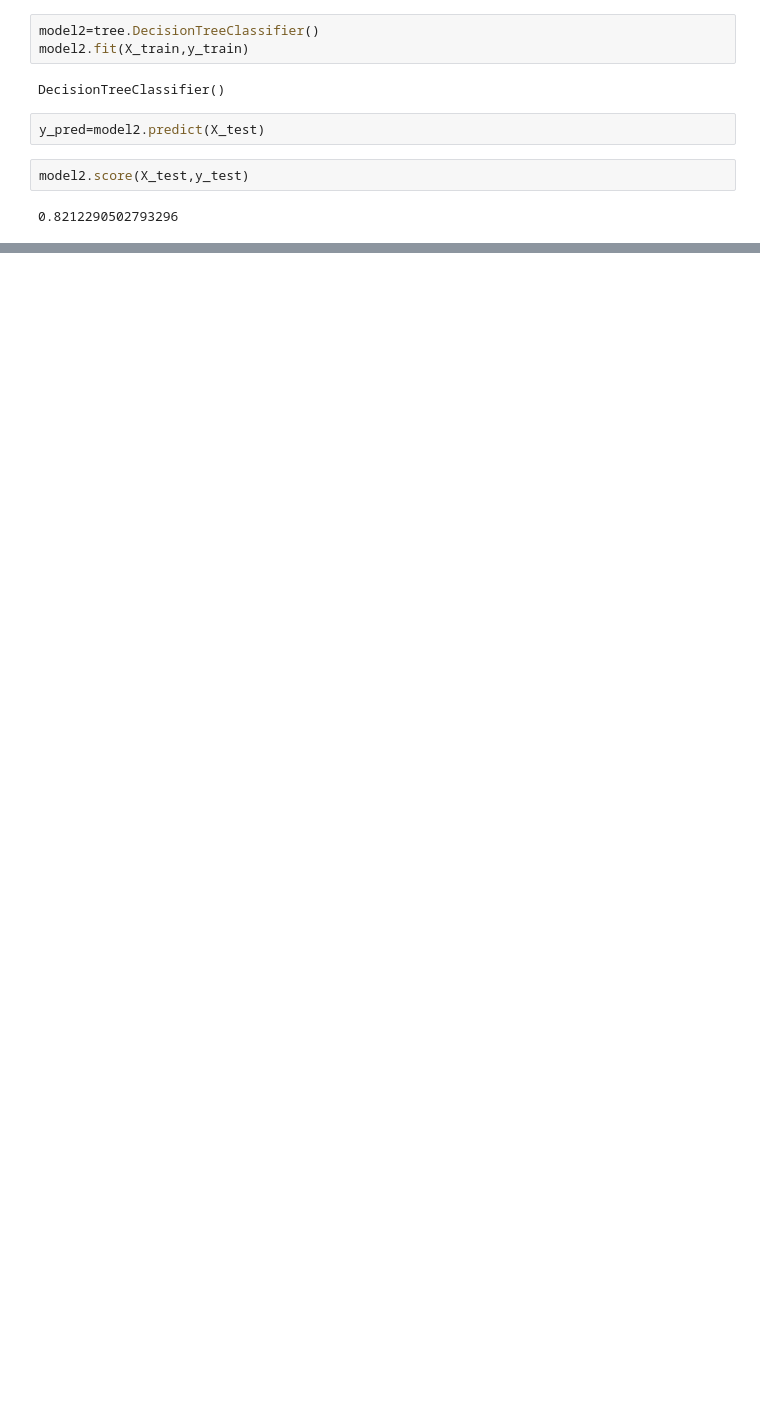
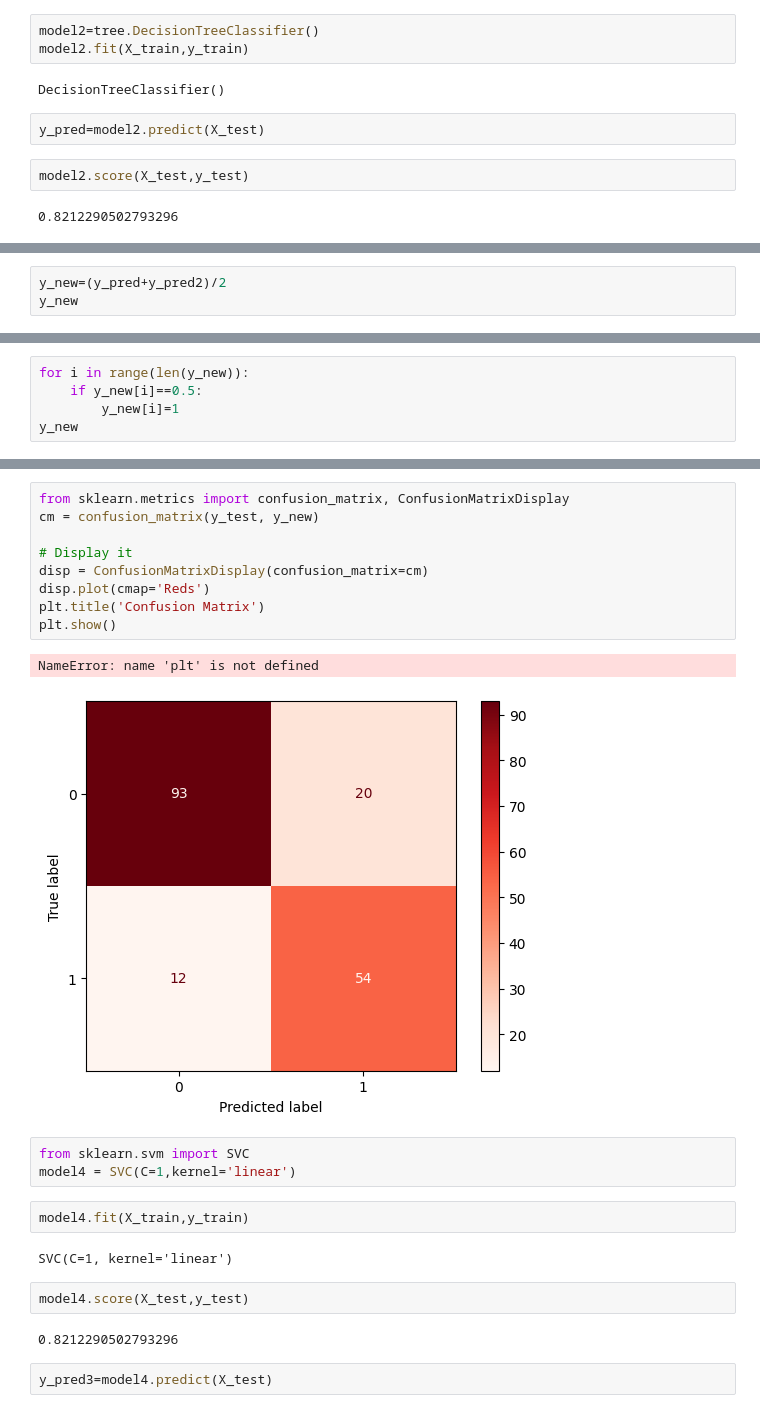
Before and after one commit to Ayomide906/MyProjects, a Jupyter notebook: Project3/decision_tree.ipynb, the cells around one changed output, grey strips where cells are left out. Cells and saved outputs as stored; diff of their text form; blank space fills up the shorter version.

```diff
--- a/Project3/decision_tree.ipynb
+++ b/Project3/decision_tree.ipynb
@@ -234,0 +246,3 @@ model3.fit()
+# %%
+y_new=(y_pred+y_pred2)/2
+y_new
@@ -234,0 +264,5 @@ model3.fit()
+# %%
+for i in range(len(y_new)):
+    if y_new[i]==0.5:
+        y_new[i]=1
+y_new
@@ -234,0 +281,25 @@ model3.fit()
+# %%
+from sklearn.metrics import confusion_matrix, ConfusionMatrixDisplay
+cm = confusion_matrix(y_test, y_new)
+
+# Display it
+disp = ConfusionMatrixDisplay(confusion_matrix=cm)
+disp.plot(cmap='Reds')
+plt.title('Confusion Matrix')
+plt.show()
+# %% [output]
+NameError: name 'plt' is not defined
+[figure, added]
+# %%
+from sklearn.svm import SVC
+model4 = SVC(C=1,kernel='linear')
+# %%
+model4.fit(X_train,y_train)
+# %% [output]
+SVC(C=1, kernel='linear')
+# %%
+model4.score(X_test,y_test)
+# %% [output]
+0.8212290502793296
+# %%
+y_pred3=model4.predict(X_test)
```
Also changed, not shown: parts of 20 cells of this notebook, 1 other file.
